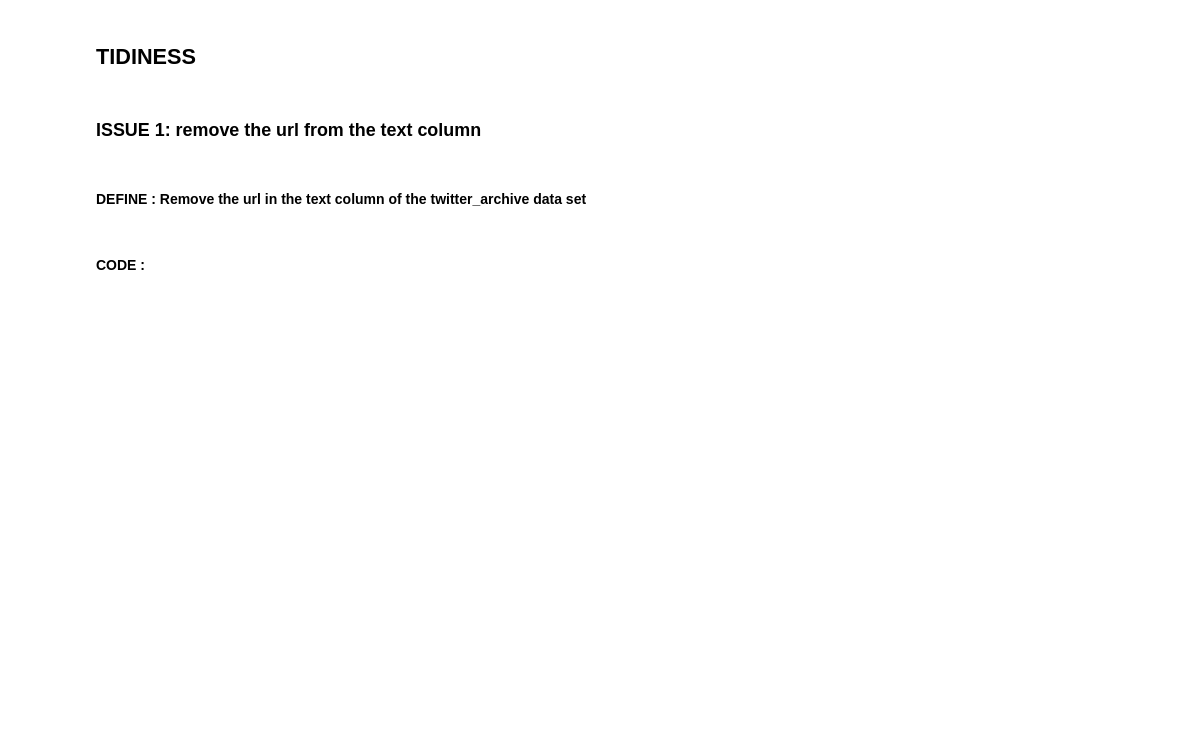
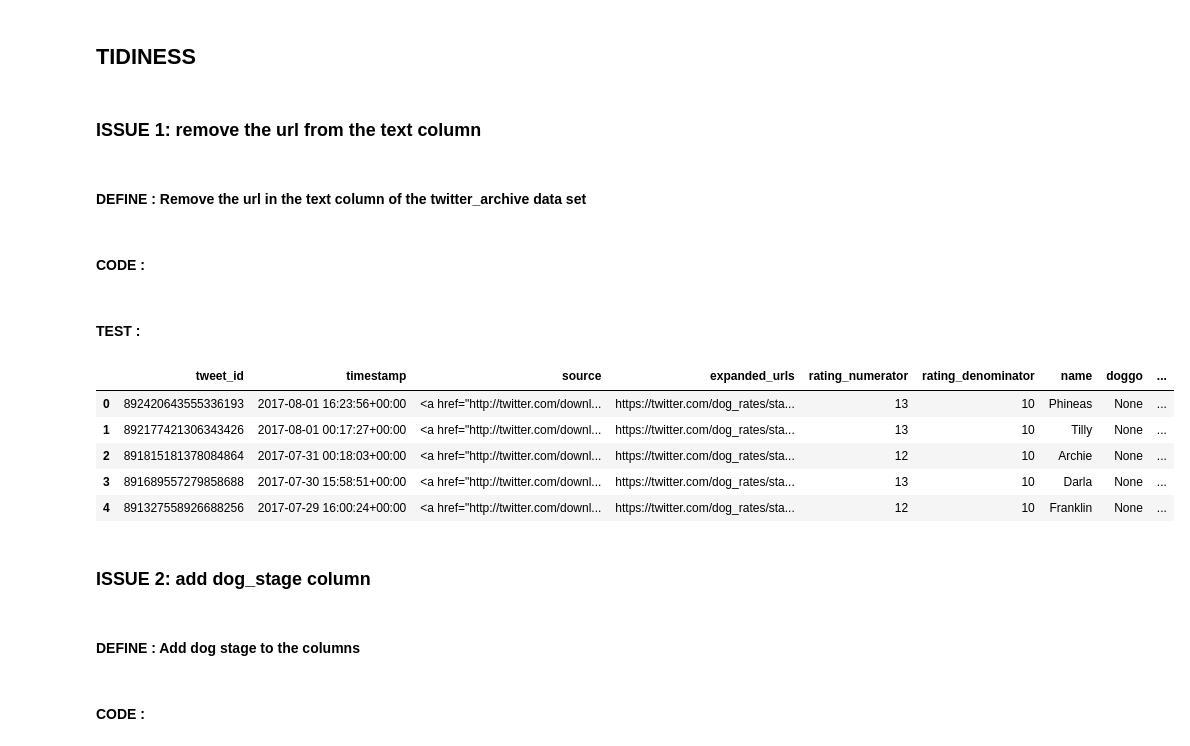
Before and after one commit to richard-madu/data_wrangling, a Jupyter notebook: Untitled.ipynb, the cells around one changed output. Saved outputs shown, nothing was run; the diff lists cells and outputs as text; code cells hidden in the pictures; blank space fills up the shorter version.

Commit message:
Treat the tidiness issues

```diff
--- a/Untitled.ipynb
+++ b/Untitled.ipynb
@@ -604,5 +605,24 @@ memory usage: 54.7+ KB
 #### DEFINE : Remove the url in the text column of the twitter_archive data set
 # %% [markdown]
 #### CODE :
+# %%
+twitter_archive_copy[['text_1','Last']] = twitter_archive_copy.text.apply(lambda x: pd.Series(str(x).split(". 1")))
+# %%
+twitter_archive_copy.drop(columns = ['text','Last'],inplace = True)
+# %% [markdown]
+#### TEST :
 # %%
-twitter_archive_copy['text'] =
+twitter_archive_copy.head()
+# %% [output]
+|  | tweet_id | timestamp | source | expanded_urls | rating_numerator | rating_denominator | name | doggo | ... |
+| 0 | 892420643555336193 | 2017-08-01 16:23:56+00:00 | <a href="http://twitter.com/downl... | https://twitter.com/dog_rates/sta... | 13 | 10 | Phineas | None | ... |
+| 1 | 892177421306343426 | 2017-08-01 00:17:27+00:00 | <a href="http://twitter.com/downl... | https://twitter.com/dog_rates/sta... | 13 | 10 | Tilly | None | ... |
+| 2 | 891815181378084864 | 2017-07-31 00:18:03+00:00 | <a href="http://twitter.com/downl... | https://twitter.com/dog_rates/sta... | 12 | 10 | Archie | None | ... |
+| 3 | 891689557279858688 | 2017-07-30 15:58:51+00:00 | <a href="http://twitter.com/downl... | https://twitter.com/dog_rates/sta... | 13 | 10 | Darla | None | ... |
+| 4 | 891327558926688256 | 2017-07-29 16:00:24+00:00 | <a href="http://twitter.com/downl... | https://twitter.com/dog_rates/sta... | 12 | 10 | Franklin | None | ... |
+# %% [markdown]
+### ISSUE 2: add dog_stage column
+# %% [markdown]
+#### DEFINE : Add dog stage to the columns
+# %% [markdown]
+#### CODE :
```
Also changed, not shown: parts of 9 cells of this notebook, 1 other file.
